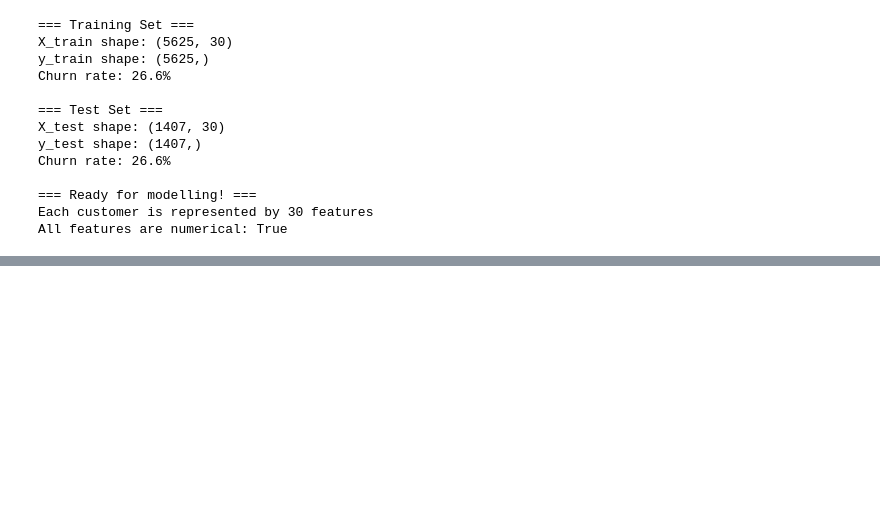
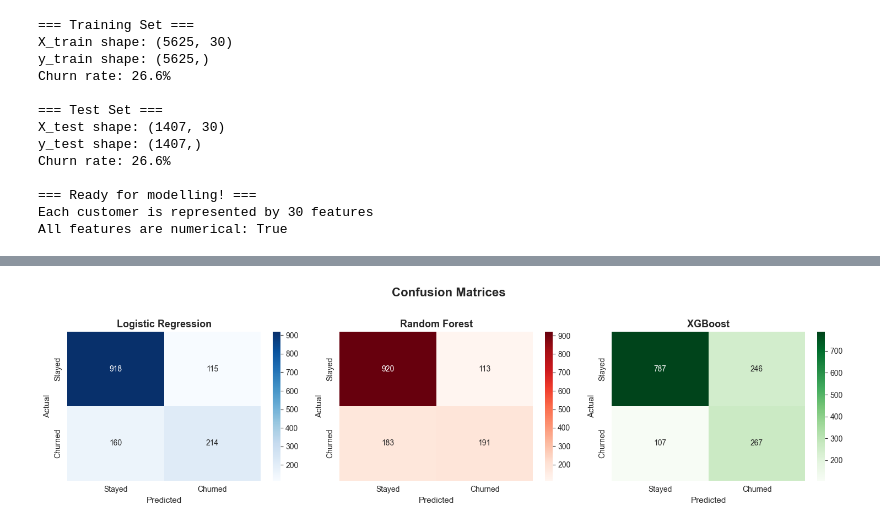
Before and after one commit to adamfaik/churn-prediction, a Jupyter notebook: churn_analysis.ipynb, the cells around one changed output, grey strips where cells are left out. Cells and saved outputs as stored; diff of their text form; code cells hidden in the pictures; blank space fills up the shorter version.

```diff
--- a/churn_analysis.ipynb
+++ b/churn_analysis.ipynb
@@ -557,0 +776,37 @@ All features are numerical: True
+# %%
+# --- Confusion Matrices for All Three Models ---
+
+fig, axes = plt.subplots(1, 3, figsize=(15, 4))  # 1 row, 3 side-by-side charts
+
+# Store our predictions in a neat dictionary to loop through
+models = {
+    'Logistic Regression': y_pred_lr,
+    'Random Forest': y_pred_rf,
+    'XGBoost': y_pred_xgb
+}
+
+colors = ['Blues', 'Reds', 'Greens']  # different colormap per model
+
+for ax, (name, y_pred), color in zip(axes, models.items(), colors):
+
+    # Calculate the confusion matrix
+    cm = confusion_matrix(y_test, y_pred)
+
+    # Draw it as a heatmap
+    sns.heatmap(cm,
+                annot=True,          # show numbers inside cells
+                fmt='d',             # format as integers not decimals
+                cmap=color,          # color scheme
+                ax=ax,
+                xticklabels=['Stayed', 'Churned'],
+                yticklabels=['Stayed', 'Churned'])
+
+    ax.set_title(f'{name}', fontsize=13, fontweight='bold')
+    ax.set_xlabel('Predicted', fontsize=11)
+    ax.set_ylabel('Actual', fontsize=11)
+
+plt.suptitle('Confusion Matrices', fontsize=16, fontweight='bold', y=1.02)
+plt.tight_layout()
+plt.show()
+# %% [output]
+[figure, added]
```
Also changed, not shown: parts of 5 cells of this notebook.
